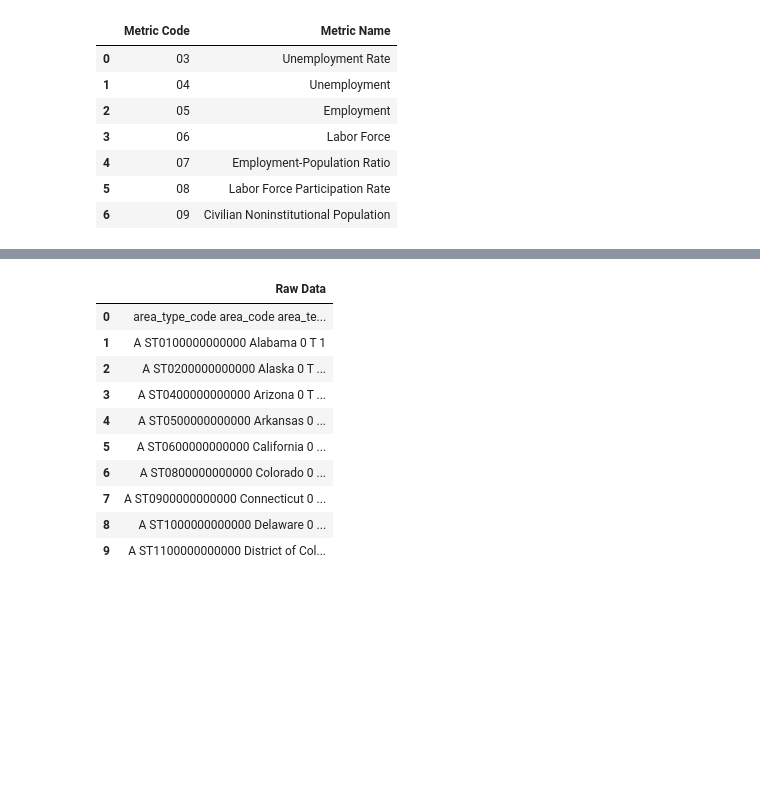
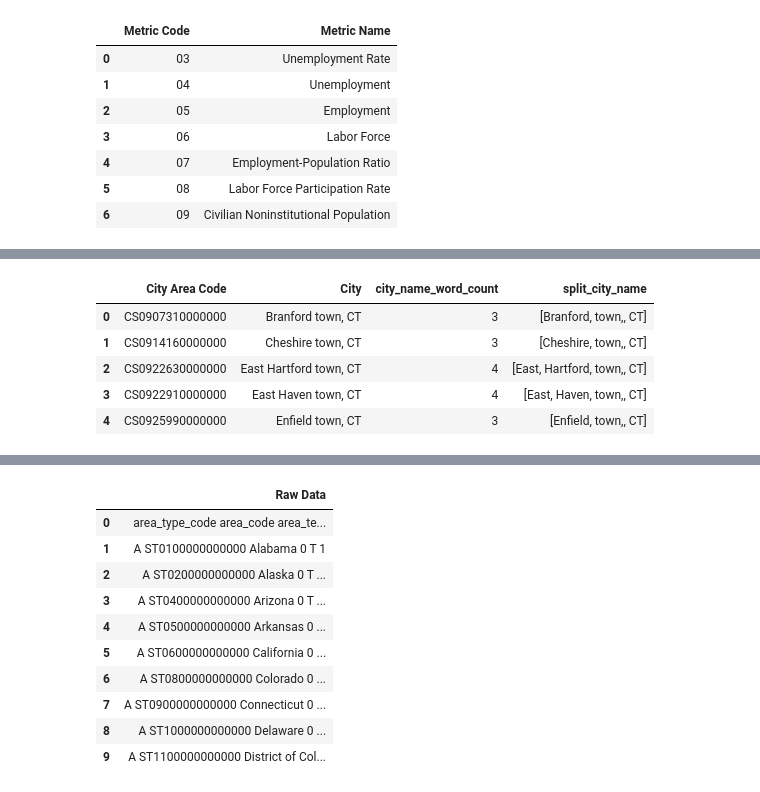
Before and after one commit to ryanmcr17/city-level-employment, a Jupyter notebook: cityDataETL/cityDataETL.ipynb, the cells around one changed output, grey strips where cells are left out. Saved outputs shown, nothing was run; the diff lists cells and outputs as text; code cells hidden in the pictures; blank space fills up the shorter version.

```diff
--- a/cityDataETL/cityDataETL.ipynb
+++ b/cityDataETL/cityDataETL.ipynb
@@ -112,0 +157,11 @@ metric_df.head(10)
+# %%
+# Narrow down to only rows with Area Type Code = 'G' ("Cities and towns above 25,000 population"), per https://download.bls.gov/pub/time.series/la/la.area_type
+
+city_area_codes_df = area_codes_df[area_codes_df['area_type_code']=='G'].reset_index()
+
+city_area_codes_df.drop(columns=['index', 'display_level', 'selectable', 'sort_sequence', 'area_type_code'], inplace=True)
+city_area_codes_df.rename(columns={'area_code': 'City Area Code', 'area_text': 'City'}, inplace=True)
+
+print(f"{city_area_codes_df['City Area Code'].size} total records of Area Type 'G': 'Cities and towns above 25,000 population'")
+
+city_area_codes_df.head()
@@ -112,0 +176,20 @@ metric_df.head(10)
+# %%
+
+city_name_word_count = []
+split_city_name = []
+
+for city in city_area_codes_df['City']:
+    city_name_word_count.append(len(city.split()))
+    split_city_name.append(city.split())
+
+city_area_codes_df['city_name_word_count'] = city_name_word_count
+city_area_codes_df['split_city_name'] = split_city_name
+
+city_area_codes_df.head()
+# %% [output]
+|  | City Area Code | City | city_name_word_count | split_city_name |
+| 0 | CS0907310000000 | Branford town, CT | 3 | [Branford, town,, CT] |
+| 1 | CS0914160000000 | Cheshire town, CT | 3 | [Cheshire, town,, CT] |
+| 2 | CS0922630000000 | East Hartford town, CT | 4 | [East, Hartford, town,, CT] |
+| 3 | CS0922910000000 | East Haven town, CT | 4 | [East, Haven, town,, CT] |
+| 4 | CS0925990000000 | Enfield town, CT | 3 | [Enfield, town,, CT] |
```
Also changed, not shown: parts of 14 cells of this notebook, 5 other files.
